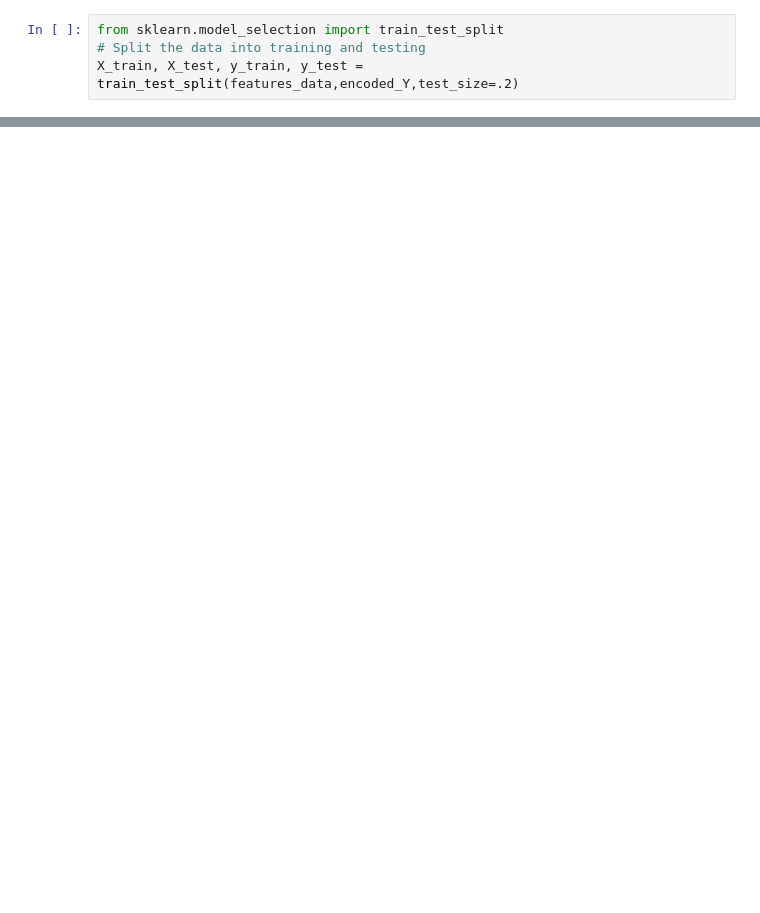
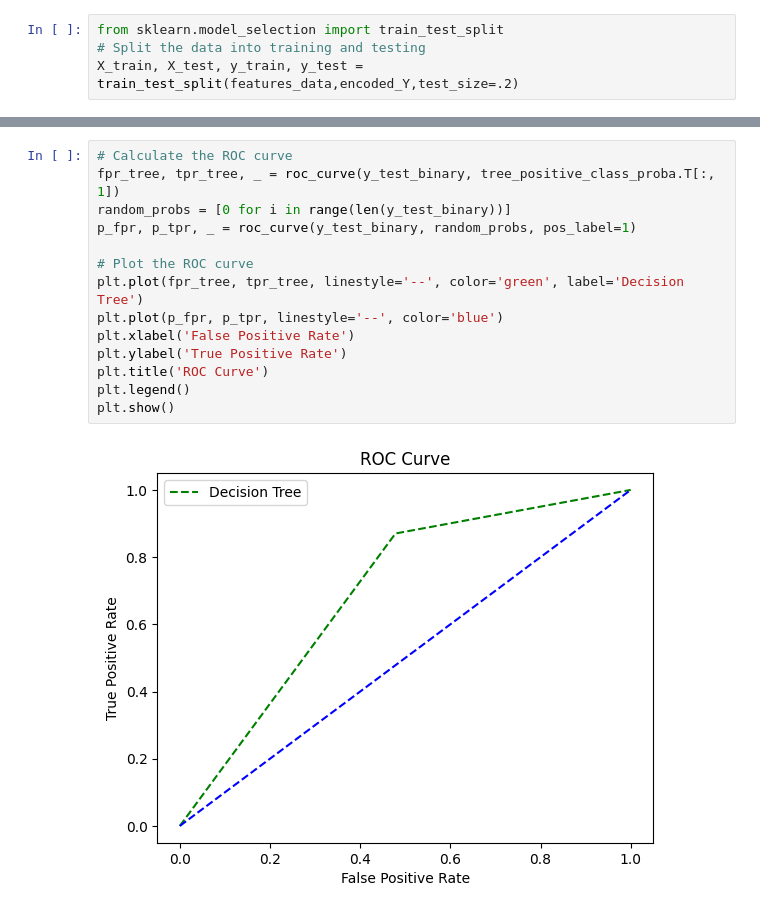
Before and after one commit to newguy7/DataScienceBootCamp, a Jupyter notebook: Projects/Classification_of_loan_status.ipynb, the cells around one changed output, grey strips where cells are left out. Saved outputs shown, nothing was run; the diff lists cells and outputs as text; blank space fills up the shorter version.

```diff
--- a/Projects/Classification_of_loan_status.ipynb
+++ b/Projects/Classification_of_loan_status.ipynb
@@ -427,0 +480,16 @@ The accuracy of the Random Forest Model is 80.52%
+# %%
+# Calculate the ROC curve
+fpr_tree, tpr_tree, _ = roc_curve(y_test_binary, tree_positive_class_proba.T[:, 1])
+random_probs = [0 for i in range(len(y_test_binary))]
+p_fpr, p_tpr, _ = roc_curve(y_test_binary, random_probs, pos_label=1)
+
+# Plot the ROC curve
+plt.plot(fpr_tree, tpr_tree, linestyle='--', color='green', label='Decision Tree')
+plt.plot(p_fpr, p_tpr, linestyle='--', color='blue')
+plt.xlabel('False Positive Rate')
+plt.ylabel('True Positive Rate')
+plt.title('ROC Curve')
+plt.legend()
+plt.show()
+# %% [output]
+[figure, added]
```
Also changed, not shown: parts of 11 cells of this notebook.
